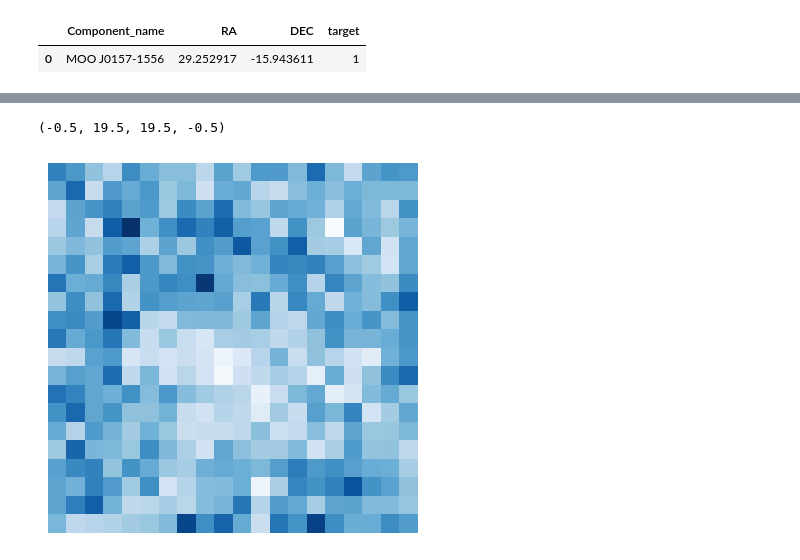
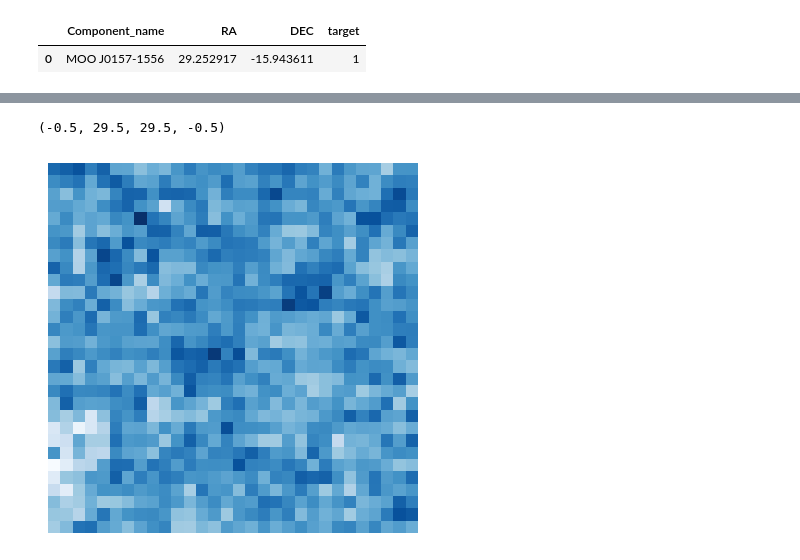
Before and after one commit to pelancha/galaxyHackers, a Jupyter notebook: notebooks/data.ipynb, the cells around one changed output, grey strips where cells are left out. Drawn from its saved outputs; the diff is of its cells as text; code cells hidden in the pictures.

```diff
--- a/notebooks/data.ipynb
+++ b/notebooks/data.ipynb
@@ -860,8 +894,8 @@ Failed attempt 2 to download ./data/example/Big/399.jpg with an HTTPError
 # %%
 prob_big = predict_folder('./data/example/Big', device=device)
 # %%
-plt.imshow(prob_big.reshape(20, 20), cmap=cm.Blues)
+plt.imshow(prob_big.reshape(30, 30), cmap=cm.Blues)
 plt.axis('off')
 # %% [output]
-(-0.5, 19.5, 19.5, -0.5)
+(-0.5, 29.5, 29.5, -0.5)
-[figure, old version]
+[figure, new version]
```
Also changed, not shown: parts of 25 cells of this notebook.
